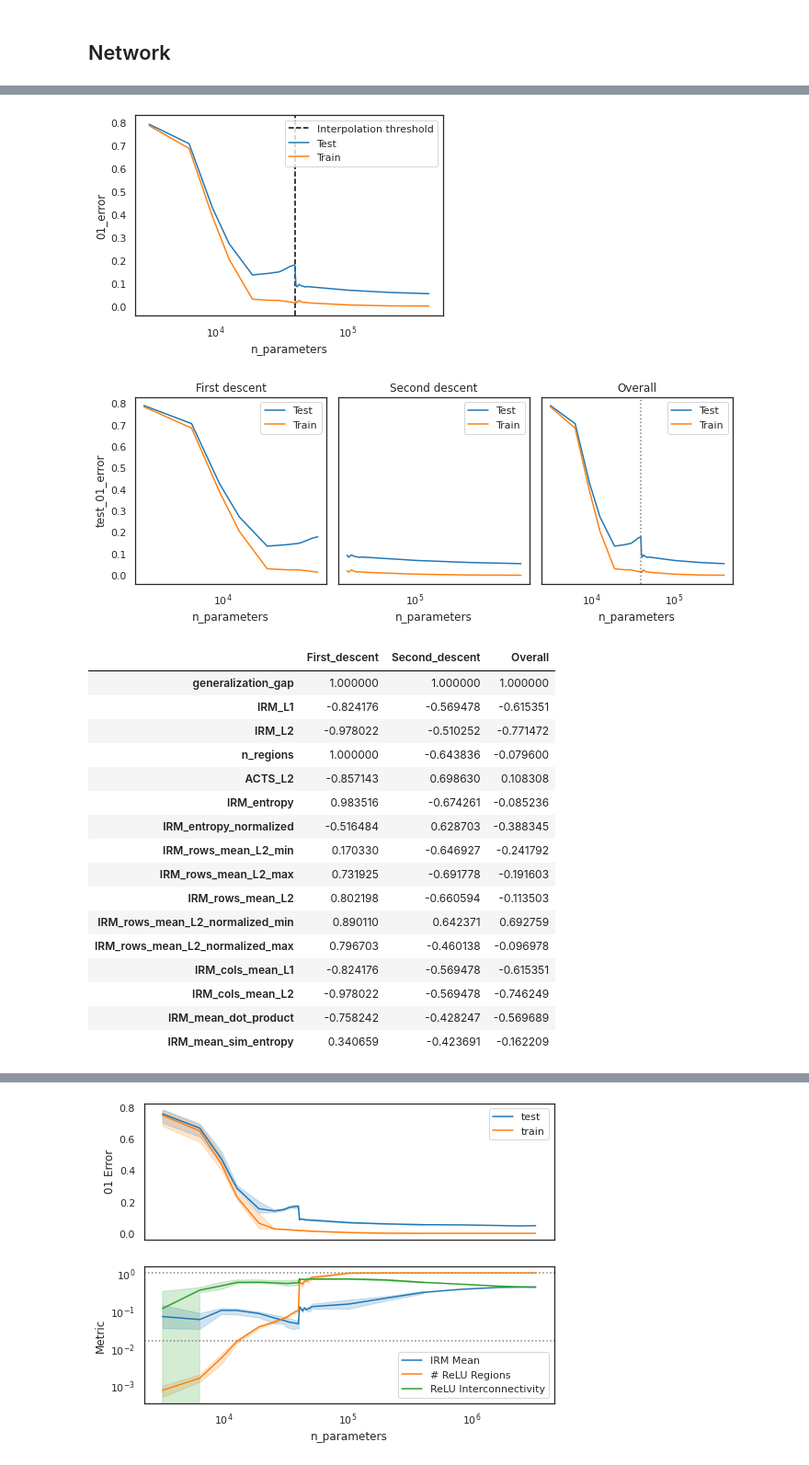
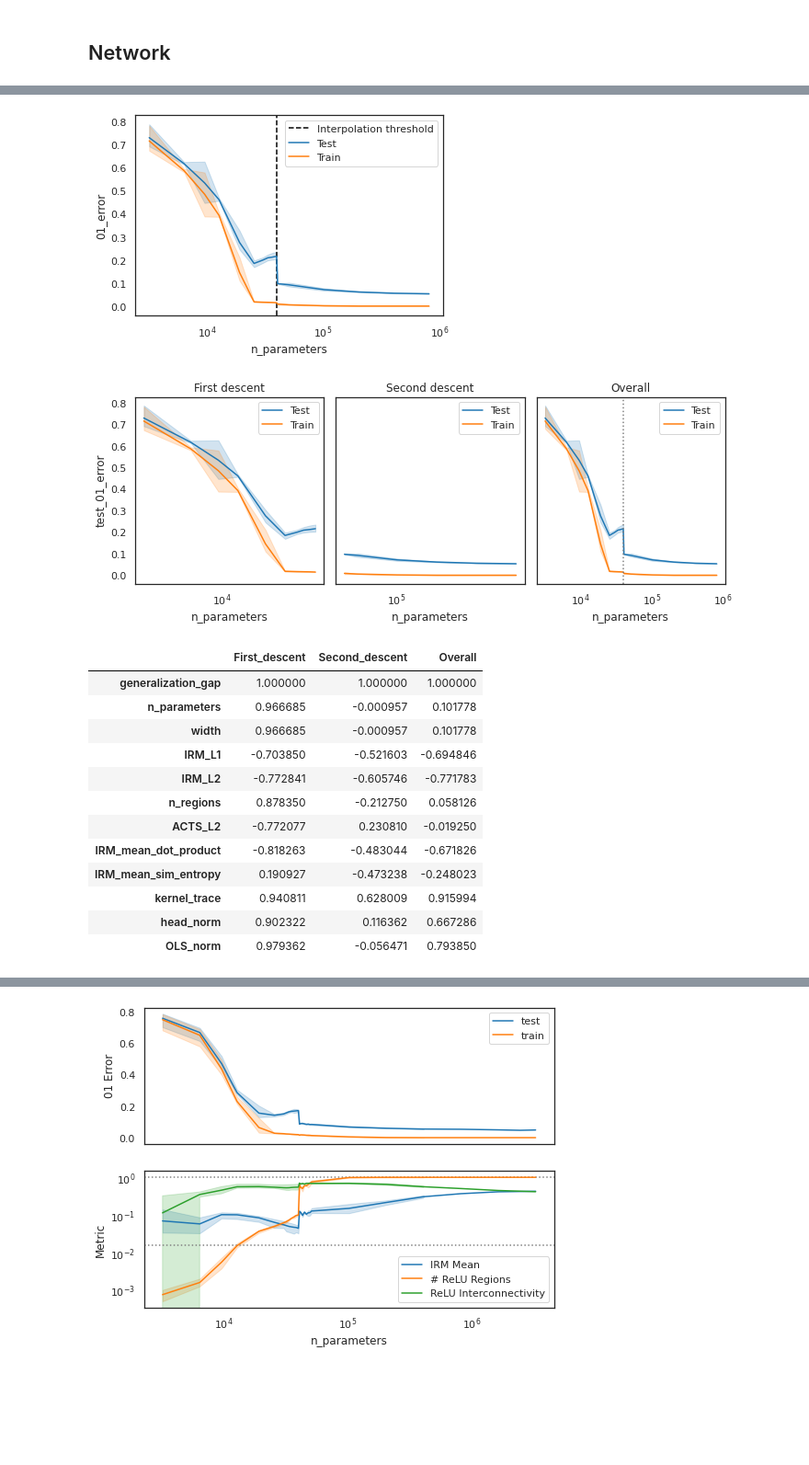
Before and after one commit to rflperry/double_descent, a Jupyter notebook: experiments/plot_mnist_results.ipynb, the cells around one changed output, grey strips where cells are left out. Shown at 92% size. Drawn from its saved outputs; the diff is of its cells as text; code cells hidden in the pictures; blank space fills up the shorter version.

Commit message:
epoch experiments

```diff
--- a/experiments/plot_mnist_results.ipynb
+++ b/experiments/plot_mnist_results.ipynb
@@ -110,42 +130,45 @@ df.head(5)
 # %%
-plot_df = df
+plot_df = df[df['total_epochs'] == df['total_epochs'].max()]
 
 fig, ax = plt.subplots(1, 1, sharex=True)
 
 ax.axvline(10*df['n_train_samples'].iloc[0], ls='--', c='black', label='Interpolation threshold')
 
+x_var = 'n_parameters' # 'width'
+
 sns.lineplot(
-    data=plot_df, x='n_parameters', y=test_error,
+    data=plot_df, x=x_var, y=test_error,
     ax=ax, label='Test')
 sns.lineplot(
-    data=plot_df, x='n_parameters', y=train_error,
+    data=plot_df, x=x_var, y=train_error,
     ax=ax, label='Train')
 
 plt.xscale('log')
 plt.ylabel(metric)
 plt.legend()
 plt.show()
 # %% [output]
-[figure, old version]
+[figure, new version]
 # %%
 ## Correlation variables
 corr_vars = [
     'generalization_gap', # test_error,
-    # 'n_parameters', 'width',
+    'n_parameters', 'width',
     'IRM_L1', 'IRM_L2', 'n_regions', 'ACTS_L2',
     # 'IRM_h*', 'ACTS_h*',
-    'IRM_entropy', 'IRM_entropy_normalized',
-    'IRM_rows_mean_L2_min',
-    'IRM_rows_mean_L2_max',
-    'IRM_rows_mean_L2',
-    'IRM_rows_mean_L2_normalized_min',
-    'IRM_rows_mean_L2_normalized_max',
-    'IRM_cols_mean_L1', 'IRM_cols_mean_L2',
+    # 'IRM_entropy', 'IRM_entropy_normalized',
+    # 'IRM_rows_mean_L2_min',
+    # 'IRM_rows_mean_L2_max',
+    # 'IRM_rows_mean_L2',
+    # 'IRM_rows_mean_L2_normalized_min',
+    # 'IRM_rows_mean_L2_normalized_max',
+    # 'IRM_cols_mean_L1', 'IRM_cols_mean_L2',
     'IRM_mean_dot_product', 'IRM_mean_sim_entropy',
+    'kernel_trace', 'head_norm', 'OLS_norm',
 ]
 
 x_var = 'n_parameters'
-plot_df = df
+plot_df = df[df['total_epochs'] == df['total_epochs'].max()]
 
 interp = 10*df['n_train_samples'].iloc[0]
 
@@ -154,18 +177,17 @@ fig, axes = plt.subplots(1, 3, figsize=(10, 4), sharey=True)
 for ax, idx, title in zip(
     axes,
     (
-        df[x_var] <= interp,
-        df[x_var] >= interp,
-        df[x_var] > 0,
+        plot_df[x_var] <= interp,
+        plot_df[x_var] >= interp,
+        plot_df[x_var] > 0,
     ),
     ('First descent', 'Second descent', 'Overall')
 ):
-    plot_df = df[idx]
     sns.lineplot(
-        data=plot_df, x=x_var, y=test_error,
+        data=plot_df[idx], x=x_var, y=test_error,
         ax=ax, label='Test')
     sns.lineplot(
-        data=plot_df, x=x_var, y=train_error,
+        data=plot_df[idx], x=x_var, y=train_error,
         ax=ax, label='Train')
     ax.set_xscale('log')
     ax.set_title(title)
@@ -187,23 +209,19 @@ corr_df = pd.concat((series1, series2, series3), axis=1)
 corr_df.columns = ['First_descent', 'Second_descent', 'Overall']
 display(corr_df)
 # %% [output]
-[figure, old version]
+[figure, new version]
 |  | First_descent | Second_descent | Overall |
 | generalization_gap | 1.000000 | 1.000000 | 1.000000 |
-| IRM_L1 | -0.824176 | -0.569478 | -0.615351 |
-| IRM_L2 | -0.978022 | -0.510252 | -0.771472 |
-| n_regions | 1.000000 | -0.643836 | -0.079600 |
-| ACTS_L2 | -0.857143 | 0.698630 | 0.108308 |
-| IRM_entropy | 0.983516 | -0.674261 | -0.085236 |
-| IRM_entropy_normalized | -0.516484 | 0.628703 | -0.388345 |
-| IRM_rows_mean_L2_min | 0.170330 | -0.646927 | -0.241792 |
-| IRM_rows_mean_L2_max | 0.731925 | -0.691778 | -0.191603 |
-| IRM_rows_mean_L2 | 0.802198 | -0.660594 | -0.113503 |
-| IRM_rows_mean_L2_normalized_min | 0.890110 | 0.642371 | 0.692759 |
-| IRM_rows_mean_L2_normalized_max | 0.796703 | -0.460138 | -0.096978 |
-| IRM_cols_mean_L1 | -0.824176 | -0.569478 | -0.615351 |
-| IRM_cols_mean_L2 | -0.978022 | -0.569478 | -0.746249 |
-| IRM_mean_dot_product | -0.758242 | -0.428247 | -0.569689 |
-| IRM_mean_sim_entropy | 0.340659 | -0.423691 | -0.162209 |
+| n_parameters | 0.966685 | -0.000957 | 0.101778 |
+| width | 0.966685 | -0.000957 | 0.101778 |
+| IRM_L1 | -0.703850 | -0.521603 | -0.694846 |
+| IRM_L2 | -0.772841 | -0.605746 | -0.771783 |
+| n_regions | 0.878350 | -0.212750 | 0.058126 |
+| ACTS_L2 | -0.772077 | 0.230810 | -0.019250 |
+| IRM_mean_dot_product | -0.818263 | -0.483044 | -0.671826 |
+| IRM_mean_sim_entropy | 0.190927 | -0.473238 | -0.248023 |
+| kernel_trace | 0.940811 | 0.628009 | 0.915994 |
+| head_norm | 0.902322 | 0.116362 | 0.667286 |
+| OLS_norm | 0.979362 | -0.056471 | 0.793850 |
 # %%
 for var in corr_vars:
```
Also changed, not shown: parts of 4 cells of this notebook, 6 other files.
